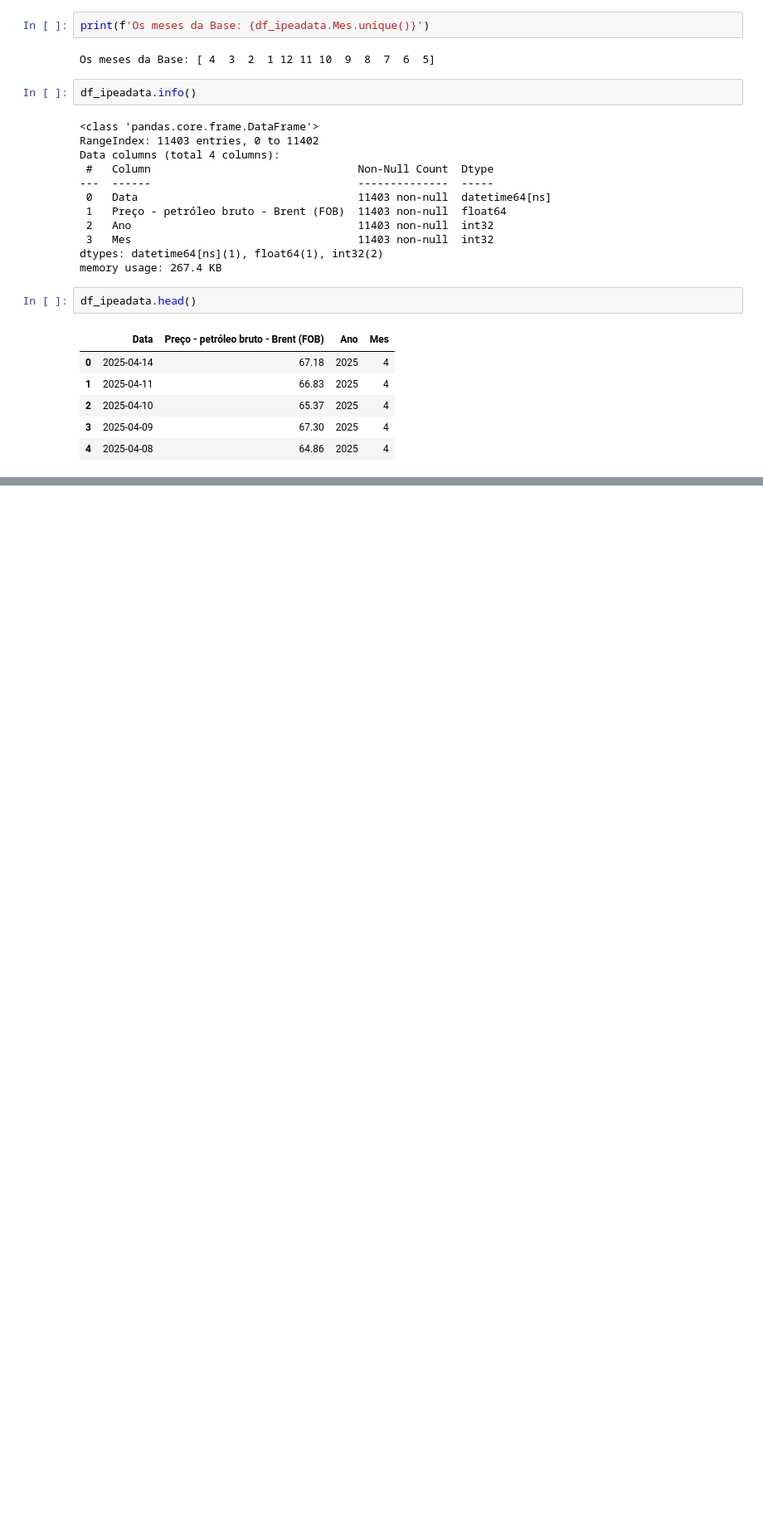
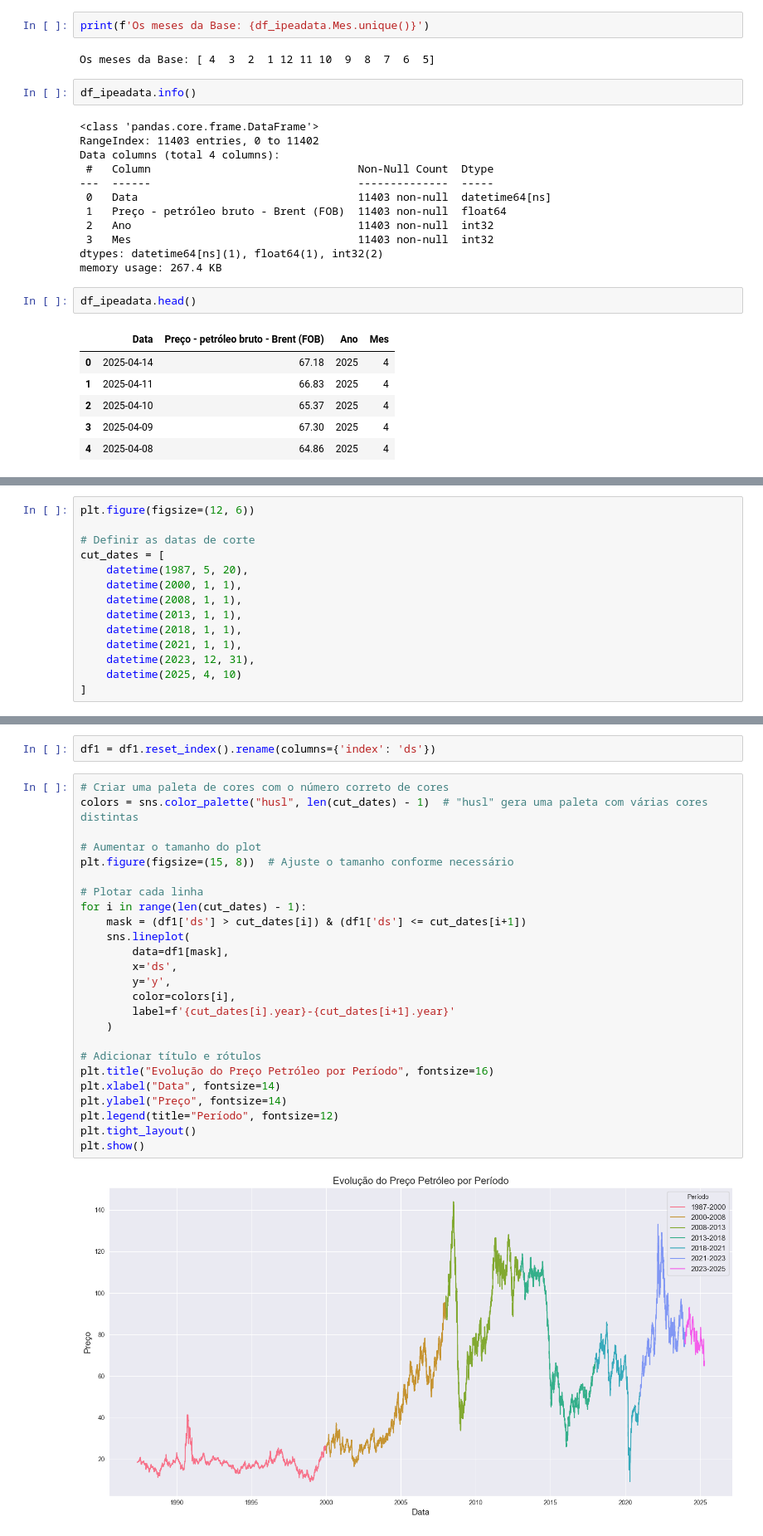
Before and after one commit to MichaelYuri/Brent-vision, a Jupyter notebook: notebooks/inicial.ipynb, the cells around one changed output, grey strips where cells are left out. Shown at 83% size. Cells and saved outputs as stored; diff of their text form; blank space fills up the shorter version.

```diff
--- a/notebooks/inicial.ipynb
+++ b/notebooks/inicial.ipynb
@@ -264,0 +428,14 @@ AttributeError: 'function' object has no attribute 'head'
+# %%
+plt.figure(figsize=(12, 6))
+
+# Definir as datas de corte
+cut_dates = [
+    datetime(1987, 5, 20),
+    datetime(2000, 1, 1),
+    datetime(2008, 1, 1),
+    datetime(2013, 1, 1),
+    datetime(2018, 1, 1),
+    datetime(2021, 1, 1),
+    datetime(2023, 12, 31),
+    datetime(2025, 4, 10)
+]
@@ -264,0 +444,29 @@ AttributeError: 'function' object has no attribute 'head'
+# %%
+df1 = df1.reset_index().rename(columns={'index': 'ds'})
+# %%
+# Criar uma paleta de cores com o número correto de cores
+colors = sns.color_palette("husl", len(cut_dates) - 1)  # "husl" gera uma paleta com várias cores distintas
+
+# Aumentar o tamanho do plot
+plt.figure(figsize=(15, 8))  # Ajuste o tamanho conforme necessário
+
+# Plotar cada linha
+for i in range(len(cut_dates) - 1):
+    mask = (df1['ds'] > cut_dates[i]) & (df1['ds'] <= cut_dates[i+1])
+    sns.lineplot(
+        data=df1[mask],
+        x='ds',
+        y='y',
+        color=colors[i],
+        label=f'{cut_dates[i].year}-{cut_dates[i+1].year}'
+    )
+
+# Adicionar título e rótulos
+plt.title("Evolução do Preço Petróleo por Período", fontsize=16)
+plt.xlabel("Data", fontsize=14)
+plt.ylabel("Preço", fontsize=14)
+plt.legend(title="Período", fontsize=12)
+plt.tight_layout()
+plt.show()
+# %% [output]
+[figure, added]
```
Also changed, not shown: parts of 41 cells of this notebook.
